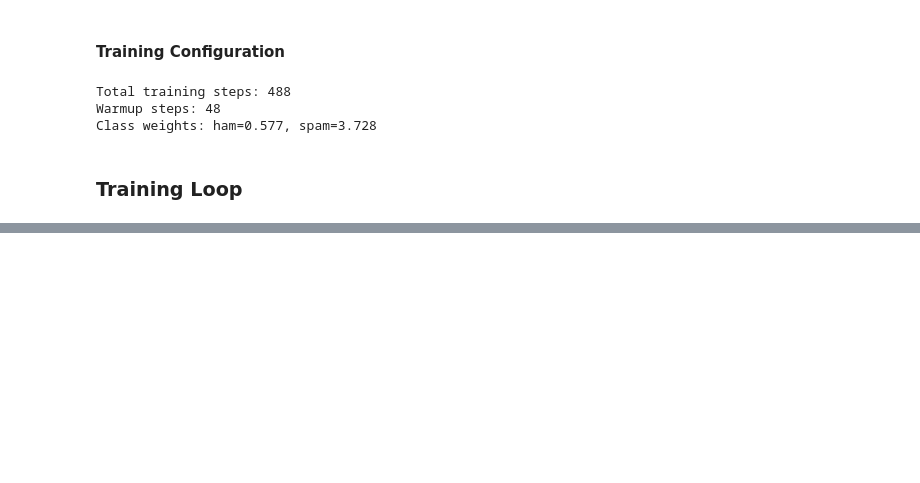
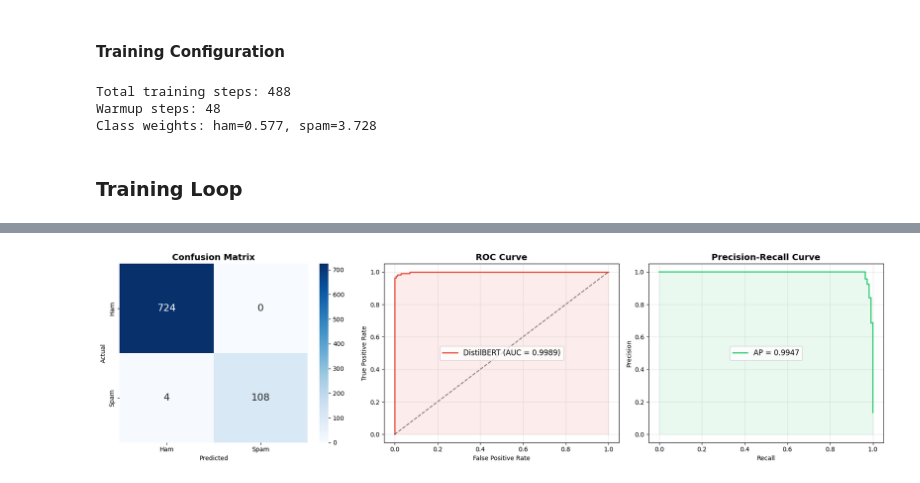
Before and after one commit to raphael-nk/projet-spam-detector-bloc4, a Jupyter notebook: notebooks/03_transfer_learning_models.ipynb, the cells around one changed output, grey strips where cells are left out. Drawn from its saved outputs; the diff is of its cells as text; code cells hidden in the pictures; blank space fills up the shorter version.

Commit message:
[feat] added transfer learning using distilbert

```diff
--- a/notebooks/03_transfer_learning_models.ipynb
+++ b/notebooks/03_transfer_learning_models.ipynb
@@ -311,0 +348,17 @@ Epoch | Train Loss |   Val Loss |  Train Acc |    Val Acc |   Val F1
+# %%
+# Load best model
+model.load_state_dict(torch.load(f'{outputs_model_path}/best_distilbert_spam.pth'))
+
+# Evaluate on test set
+test_loss, test_acc, y_pred, y_pred_proba, y_true = eval_epoch(
+    model, test_loader, criterion, device
+)
+
+# Metrics
+print("DistilBERT - FINAL TEST SET RESULTS")
+print(f"\nAccuracy: {accuracy_score(y_true, y_pred):.4f}")
+print(f"F1-Score: {f1_score(y_true, y_pred):.4f}")
+print(f"ROC-AUC: {roc_auc_score(y_true, y_pred_proba):.4f}")
+print(f"Precision: {(y_pred[y_true==1].sum() / max(y_pred.sum(), 1)):.4f}")
+print(f"Recall: {(y_pred[y_true==1].sum() / max(y_true.sum(), 1)):.4f}")
+print(f"\n{classification_report(y_true, y_pred, target_names=['Ham', 'Spam'])}")
@@ -311,0 +382,39 @@ Epoch | Train Loss |   Val Loss |  Train Acc |    Val Acc |   Val F1
+# %%
+fig, axes = plt.subplots(1, 3, figsize=(18, 5))
+
+# Confusion Matrix
+cm = confusion_matrix(y_true, y_pred)
+sns.heatmap(cm, annot=True, fmt='d', cmap='Blues', ax=axes[0],
+            xticklabels=['Ham', 'Spam'], yticklabels=['Ham', 'Spam'],
+            annot_kws={'size': 16})
+axes[0].set_title('Confusion Matrix', fontsize=14, fontweight='bold')
+axes[0].set_ylabel('Actual')
+axes[0].set_xlabel('Predicted')
+
+# ROC Curve
+fpr, tpr, _ = roc_curve(y_true, y_pred_proba)
+auc = roc_auc_score(y_true, y_pred_proba)
+axes[1].plot(fpr, tpr, linewidth=2, color='#e74c3c', label=f'DistilBERT (AUC = {auc:.4f})')
+axes[1].plot([0, 1], [0, 1], 'k--', alpha=0.5)
+axes[1].fill_between(fpr, tpr, alpha=0.1, color='#e74c3c')
+axes[1].set_title('ROC Curve', fontsize=14, fontweight='bold')
+axes[1].set_xlabel('False Positive Rate')
+axes[1].set_ylabel('True Positive Rate')
+axes[1].legend(fontsize=12)
+axes[1].grid(True, alpha=0.3)
+
+# Precision-Recall Curve
+prec, rec, _ = precision_recall_curve(y_true, y_pred_proba)
+ap = average_precision_score(y_true, y_pred_proba)
+axes[2].plot(rec, prec, linewidth=2, color='#2ecc71', label=f'AP = {ap:.4f}')
+axes[2].fill_between(rec, prec, alpha=0.1, color='#2ecc71')
+axes[2].set_title('Precision-Recall Curve', fontsize=14, fontweight='bold')
+axes[2].set_xlabel('Recall')
+axes[2].set_ylabel('Precision')
+axes[2].legend(fontsize=12)
+axes[2].grid(True, alpha=0.3)
+
+plt.tight_layout()
+plt.show()
+# %% [output]
+[figure, added]
```
Also changed, not shown: parts of 14 cells of this notebook.
